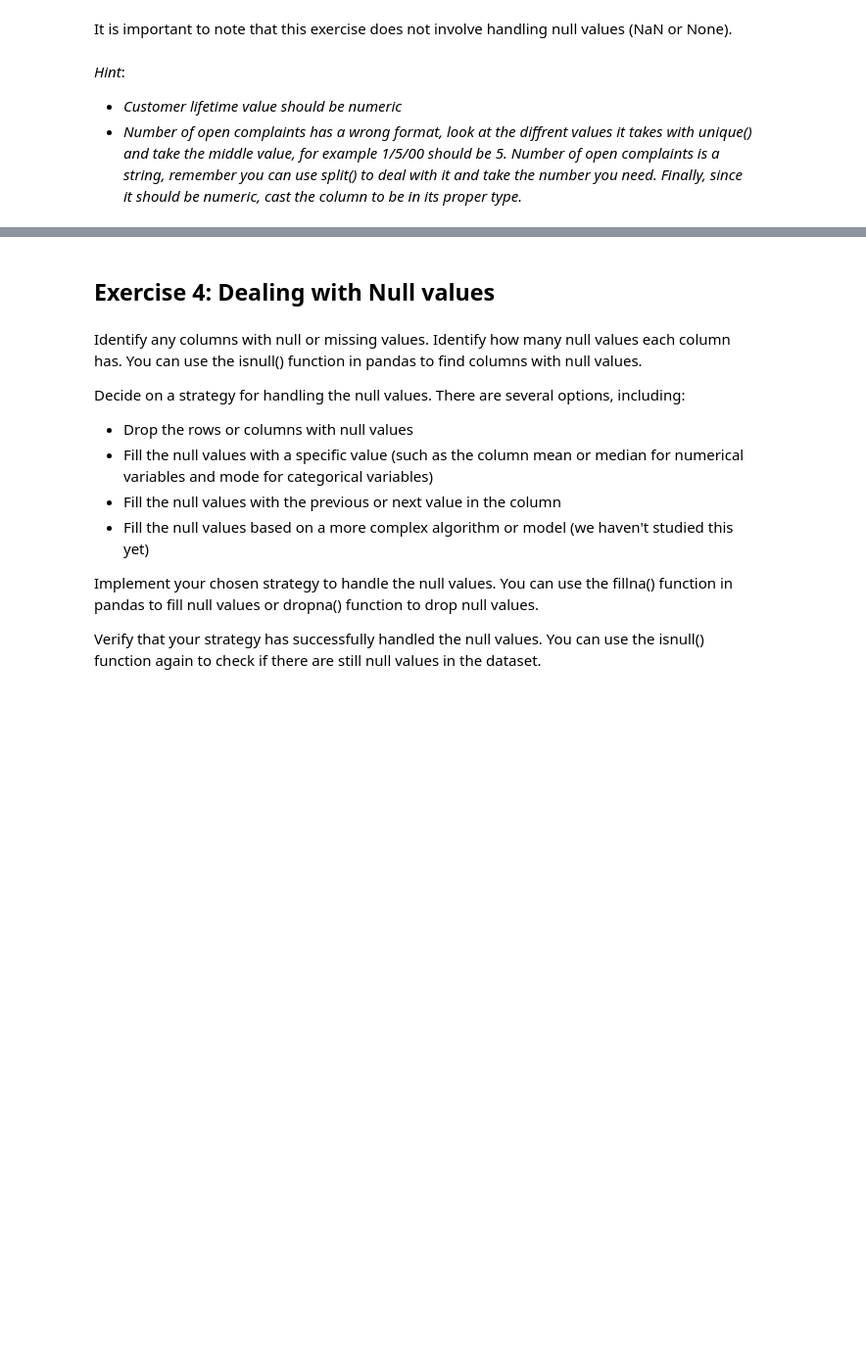
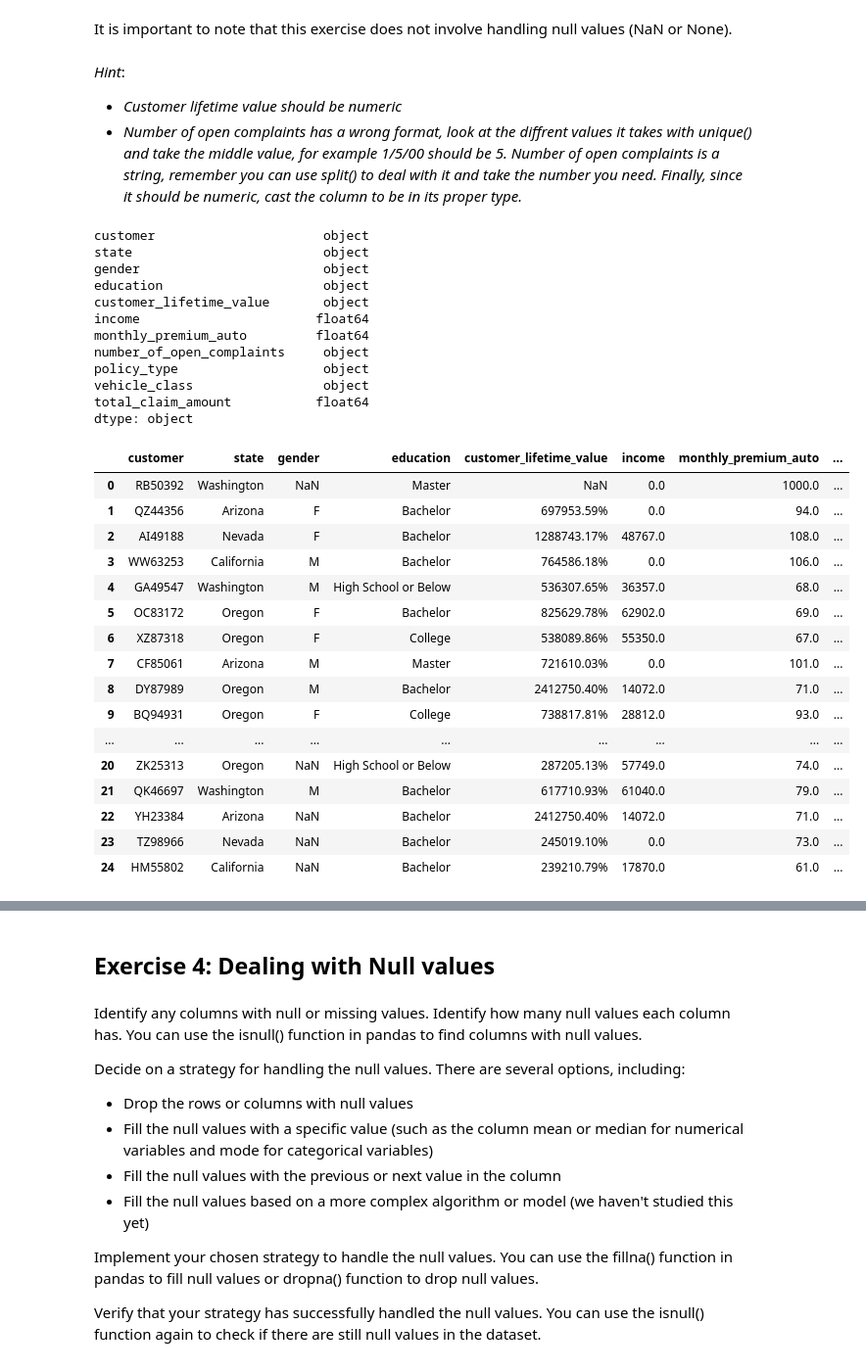
Before and after one commit to pdesgrip/lab-dw-data-cleaning-and-formatting, a Jupyter notebook: lab-dw-data-cleaning-and-formatting.ipynb, the cells around one changed output, grey strips where cells are left out. Shown: that part at 98% size. Saved outputs shown, nothing was run; the diff lists cells and outputs as text; code cells hidden in the pictures; blank space fills up the shorter version.

```diff
--- a/lab-dw-data-cleaning-and-formatting.ipynb
+++ b/lab-dw-data-cleaning-and-formatting.ipynb
@@ -95,0 +88,5 @@ display (file1.head())
+# %%
+# Change affected customer columns from the previous operation
+file1.columns = [col.replace("custateomer", "customer") if "custateomer" in col else col for col in file1.columns]
+
+display (file1.head())
@@ -119,4 +170,37 @@ It is important to note that this exercise does not involve handling null values
 - *Customer lifetime value should be numeric*
 - *Number of open complaints has a wrong format, look at the diffrent values it takes with unique() and take the middle value, for example 1/5/00 should be 5. Number of open complaints is a string, remember you can use split() to deal with it and take the number you need. Finally, since it should be numeric, cast the column to be in its proper type.*
 # %%
-# Your code here
+## Check Data Types fo columns
+
+print(file1.dtypes)
+file1.head(25)
+# %% [output]
+customer                      object
+state                         object
+gender                        object
+education                     object
+customer_lifetime_value       object
+income                       float64
+monthly_premium_auto         float64
+number_of_open_complaints     object
+policy_type                   object
+vehicle_class                 object
+total_claim_amount           float64
+dtype: object
+|  | customer | state | gender | education | customer_lifetime_value | income | monthly_premium_auto | ... |
+| 0 | RB50392 | Washington | NaN | Master | NaN | 0.0 | 1000.0 | ... |
+| 1 | QZ44356 | Arizona | F | Bachelor | 697953.59% | 0.0 | 94.0 | ... |
+| 2 | AI49188 | Nevada | F | Bachelor | 1288743.17% | 48767.0 | 108.0 | ... |
+| 3 | WW63253 | California | M | Bachelor | 764586.18% | 0.0 | 106.0 | ... |
+| 4 | GA49547 | Washington | M | High School or Below | 536307.65% | 36357.0 | 68.0 | ... |
+| 5 | OC83172 | Oregon | F | Bachelor | 825629.78% | 62902.0 | 69.0 | ... |
+| 6 | XZ87318 | Oregon | F | College | 538089.86% | 55350.0 | 67.0 | ... |
+| 7 | CF85061 | Arizona | M | Master | 721610.03% | 0.0 | 101.0 | ... |
+| 8 | DY87989 | Oregon | M | Bachelor | 2412750.40% | 14072.0 | 71.0 | ... |
+| 9 | BQ94931 | Oregon | F | College | 738817.81% | 28812.0 | 93.0 | ... |
+| ... | ... | ... | ... | ... | ... | ... | ... | ... |
+| 20 | ZK25313 | Oregon | NaN | High School or Below | 287205.13% | 57749.0 | 74.0 | ... |
+| 21 | QK46697 | Washington | M | Bachelor | 617710.93% | 61040.0 | 79.0 | ... |
+| 22 | YH23384 | Arizona | NaN | Bachelor | 2412750.40% | 14072.0 | 71.0 | ... |
+| 23 | TZ98966 | Nevada | NaN | Bachelor | 245019.10% | 0.0 | 73.0 | ... |
+| 24 | HM55802 | California | NaN | Bachelor | 239210.79% | 17870.0 | 61.0 | ... |
```
Also changed, not shown: parts of 18 cells of this notebook.
